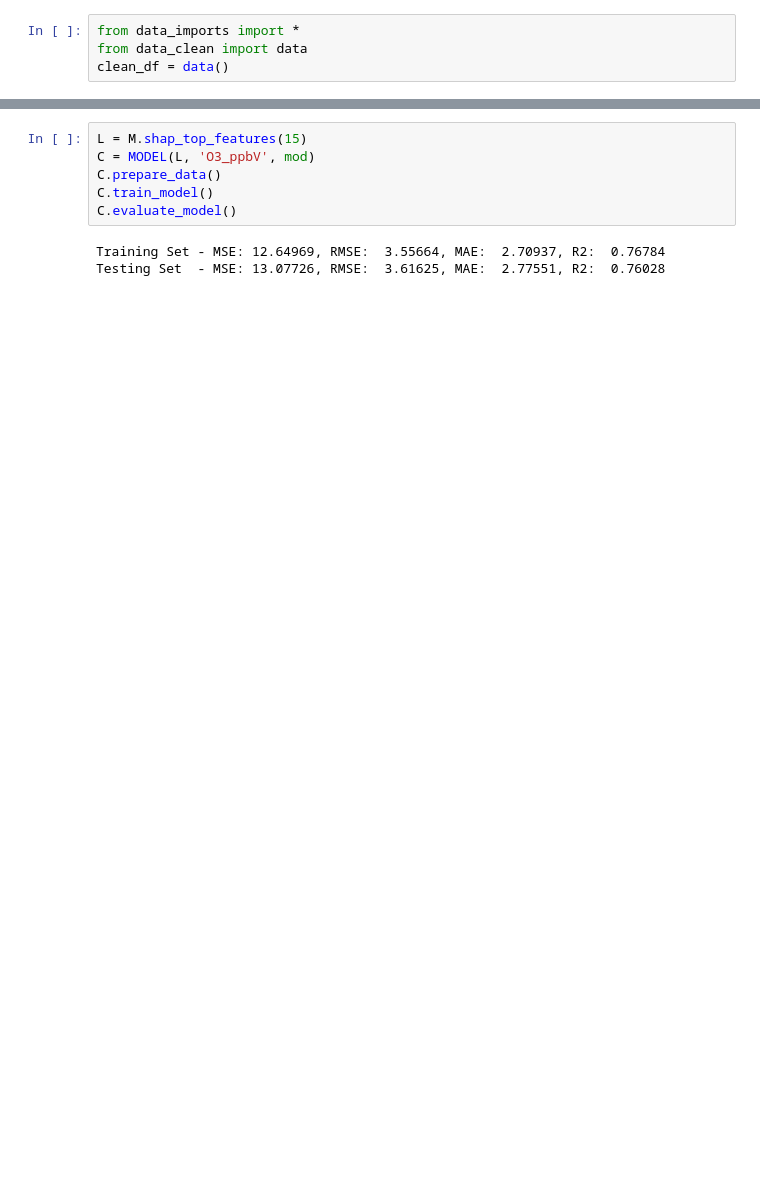
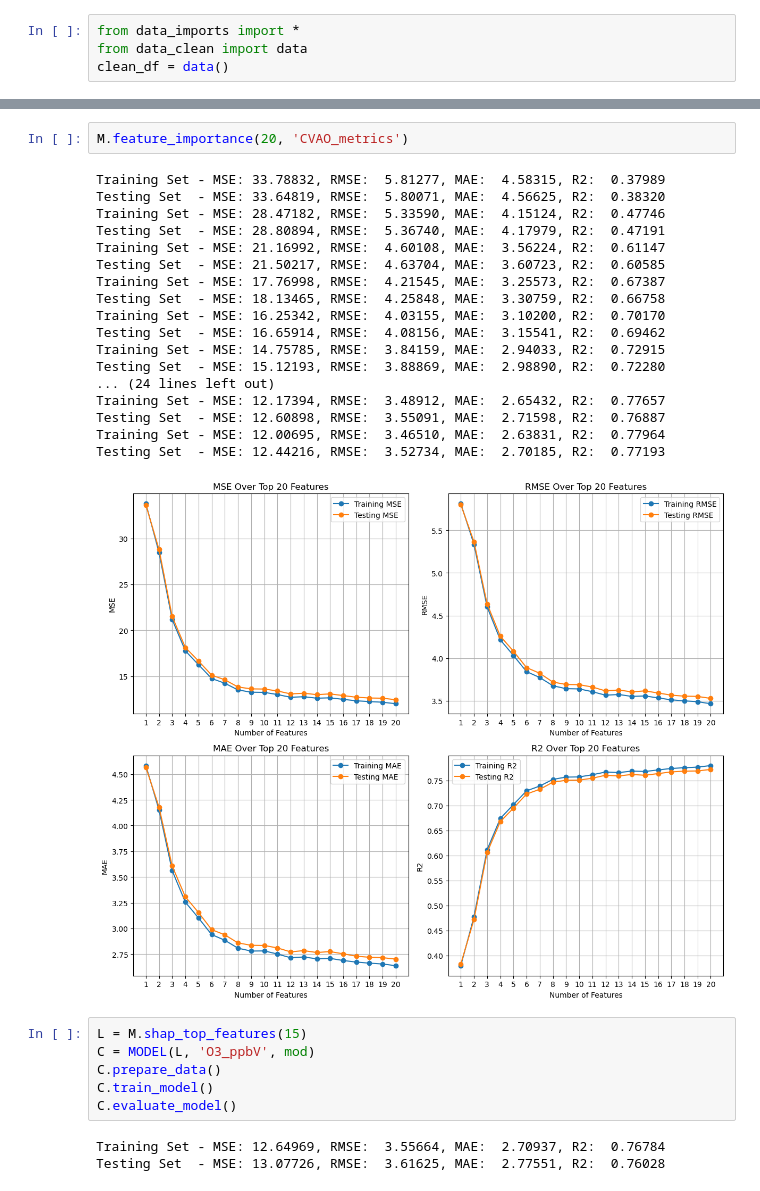
Before and after one commit to Callummmmmmm/ML-Project, a Jupyter notebook: Code/ml-model.ipynb, the cells around one changed output, grey strips where cells are left out. Saved outputs shown, nothing was run; the diff lists cells and outputs as text; blank space fills up the shorter version.

```diff
--- a/Code/ml-model.ipynb
+++ b/Code/ml-model.ipynb
@@ -209,3 +267,24 @@ Feature names unseen at fit time:
+# %%
+M.feature_importance(20, 'CVAO_metrics')
+# %% [output]
+Training Set - MSE: 33.78832, RMSE:  5.81277, MAE:  4.58315, R2:  0.37989
+Testing Set  - MSE: 33.64819, RMSE:  5.80071, MAE:  4.56625, R2:  0.38320
+Training Set - MSE: 28.47182, RMSE:  5.33590, MAE:  4.15124, R2:  0.47746
+Testing Set  - MSE: 28.80894, RMSE:  5.36740, MAE:  4.17979, R2:  0.47191
+Training Set - MSE: 21.16992, RMSE:  4.60108, MAE:  3.56224, R2:  0.61147
+Testing Set  - MSE: 21.50217, RMSE:  4.63704, MAE:  3.60723, R2:  0.60585
+Training Set - MSE: 17.76998, RMSE:  4.21545, MAE:  3.25573, R2:  0.67387
+Testing Set  - MSE: 18.13465, RMSE:  4.25848, MAE:  3.30759, R2:  0.66758
+Training Set - MSE: 16.25342, RMSE:  4.03155, MAE:  3.10200, R2:  0.70170
+Testing Set  - MSE: 16.65914, RMSE:  4.08156, MAE:  3.15541, R2:  0.69462
+Training Set - MSE: 14.75785, RMSE:  3.84159, MAE:  2.94033, R2:  0.72915
+Testing Set  - MSE: 15.12193, RMSE:  3.88869, MAE:  2.98890, R2:  0.72280
+... (24 lines left out)
+Training Set - MSE: 12.17394, RMSE:  3.48912, MAE:  2.65432, R2:  0.77657
+Testing Set  - MSE: 12.60898, RMSE:  3.55091, MAE:  2.71598, R2:  0.76887
+Training Set - MSE: 12.00695, RMSE:  3.46510, MAE:  2.63831, R2:  0.77964
+Testing Set  - MSE: 12.44216, RMSE:  3.52734, MAE:  2.70185, R2:  0.77193
+[figure, added]
 # %%
 L = M.shap_top_features(15)
 C = MODEL(L, 'O3_ppbV', mod)
```
Also changed, not shown: parts of 3 cells of this notebook, 3 other files.
